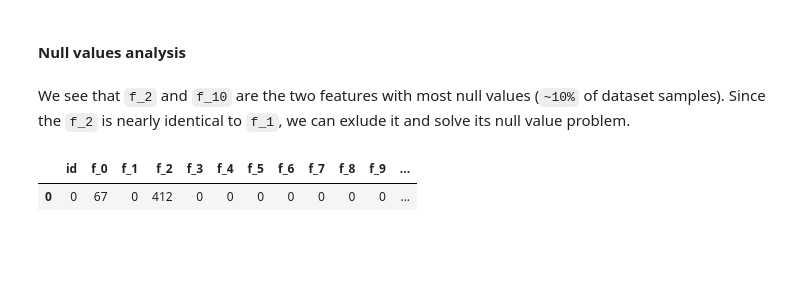
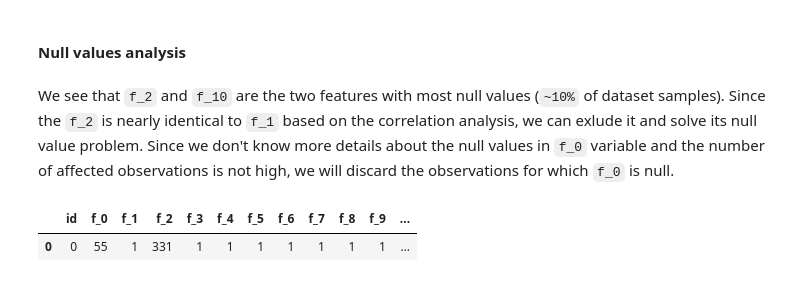
Before and after one commit to mmlynarik/nlp, a Jupyter notebook: src/erste/task.ipynb, the cells around one changed output. Cells and saved outputs as stored; diff of their text form; code cells hidden in the pictures; blank space fills up the shorter version.

```diff
--- a/src/erste/task.ipynb
+++ b/src/erste/task.ipynb
@@ -31,7 +32,7 @@ check_equal_ids(features_df, text_features_df), check_equal_ids(features_df, tar
 # %% [markdown]
 We can now merge datasets on `id` column
 # %%
-data = pd.merge(features_df, targets_df, on="id", how="inner").merge(text_features_df, on="id", how="inner")
+data = pd.merge(features_df, text_features_df, on="id", how="inner").merge(targets_df, on="id", how="inner")
 data
 # %% [output]
 |  | id | f_0 | f_1 | f_2 | f_3 | f_4 | f_5 | f_6 | f_7 | f_8 | f_9 | ... |
@@ -49,0 +55,3 @@ data
+# %%
+train_dataset, test_dataset = train_test_split(data, test_size=0.2, random_state=100, stratify=data["target"])
+train_dataset.shape, test_dataset.shape
@@ -63,11 +74,12 @@ rows, cols = 2, 4
 fig = make_subplots(rows=rows, cols=cols)
 for idx in range(rows * cols):
     feature = numeric_features[idx]
-    fig.add_trace(go.Box(y=data[feature], name=feature), row=idx // cols + 1, col=idx % cols + 1)
+    fig.add_trace(go.Box(y=train_dataset[feature], name=feature), row=idx // cols + 1, col=idx % cols + 1)
 fig.show()
 
-# Filter outliers for f_3
-data = data[data["f_3"] < 3000]
+# Replace outliers for f_3
+train_dataset["f_3"] = np.minimum(train_dataset["f_3"], 2400)
+test_dataset["f_3"] = np.minimum(test_dataset["f_3"], 2400)
 # %% [output]
 [interactive output not drawn]
 # %% [markdown]
@@ -90,10 +102,13 @@ corr.style.background_gradient(cmap='coolwarm')
 # %% [markdown]
 #### Null values analysis
 # %% [markdown]
-We see that `f_2` and `f_10` are the two features with most null values (`~10%` of dataset samples). Since the `f_2` is nearly identical to `f_1`, we can exlude it and solve its null value problem.
+We see that `f_2` and `f_10` are the two features with most null values (`~10%` of dataset samples). Since the `f_2` is nearly identical to `f_1` based on the correlation analysis, we can exlude it and solve its null value problem. Since we don't know more details about the null values in `f_0` variable and the number of affected observations is not high, we will discard the observations for which `f_0` is null.
 # %%
-display(pd.DataFrame(data.isna().sum()).T)
+display(pd.DataFrame(train_dataset.isna().sum()).T)
 numeric_features.remove("f_2")
+
+train_dataset = train_dataset[~train_dataset["f_0"].isna()]
+test_dataset = test_dataset[~test_dataset["f_0"].isna()]
 # %% [output]
 |  | id | f_0 | f_1 | f_2 | f_3 | f_4 | f_5 | f_6 | f_7 | f_8 | f_9 | ... |
-| 0 | 0 | 67 | 0 | 412 | 0 | 0 | 0 | 0 | 0 | 0 | 0 | ... |
+| 0 | 0 | 55 | 1 | 331 | 1 | 1 | 1 | 1 | 1 | 1 | 1 | ... |
```
Also changed, not shown: parts of 16 cells of this notebook.
